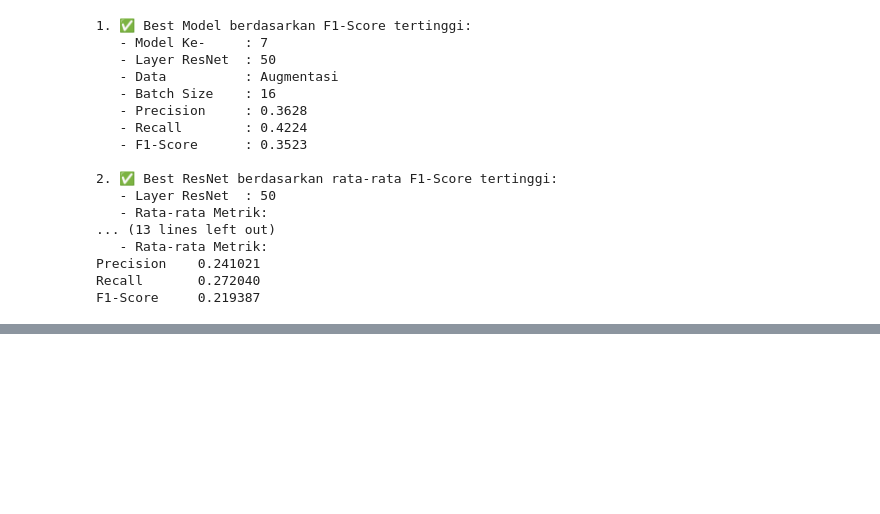
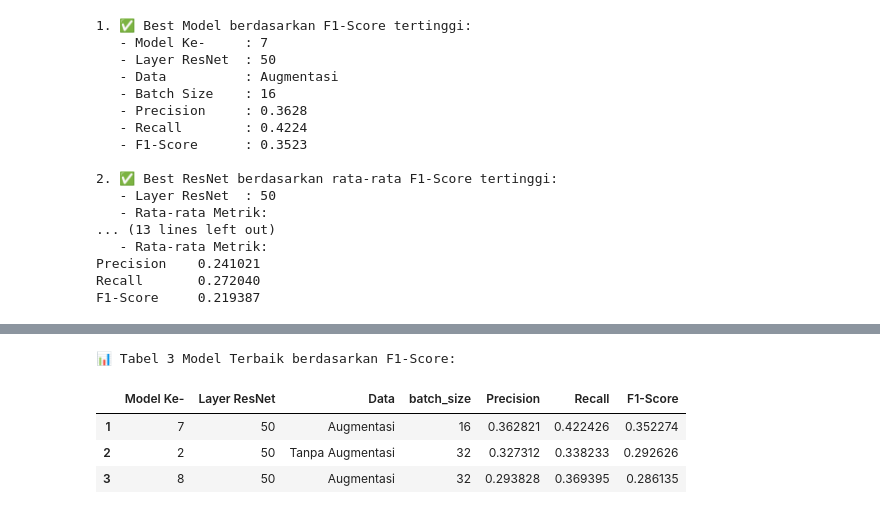
Before and after one commit to rachmatdp/Klasifikasi-Citra-Pesawat, a Jupyter notebook: Code Program/Code Program Untuk Evaluasi Model.ipynb, the cells around one changed output, grey strips where cells are left out. Drawn from its saved outputs; the diff is of its cells as text; code cells hidden in the pictures; blank space fills up the shorter version.

```diff
--- a/Code Program/Code Program Untuk Evaluasi Model.ipynb
+++ b/Code Program/Code Program Untuk Evaluasi Model.ipynb
@@ -717,0 +736,12 @@ F1-Score     0.219387
+# %%
+top3_models = df_top.sort_values(by="F1-Score", ascending=False).head(3).reset_index()
+top3_models.index = range(1, len(top3_models) + 1)
+
+print("📊 Tabel 3 Model Terbaik berdasarkan F1-Score:")
+top3_models[['Model Ke-', 'Layer ResNet', 'Data', 'batch_size', 'Precision', 'Recall', 'F1-Score']]
+# %% [output]
+📊 Tabel 3 Model Terbaik berdasarkan F1-Score:
+|  | Model Ke- | Layer ResNet | Data | batch_size | Precision | Recall | F1-Score |
+| 1 | 7 | 50 | Augmentasi | 16 | 0.362821 | 0.422426 | 0.352274 |
+| 2 | 2 | 50 | Tanpa Augmentasi | 32 | 0.327312 | 0.338233 | 0.292626 |
+| 3 | 8 | 50 | Augmentasi | 32 | 0.293828 | 0.369395 | 0.286135 |
```
Also changed, not shown: parts of 1 cell of this notebook.
